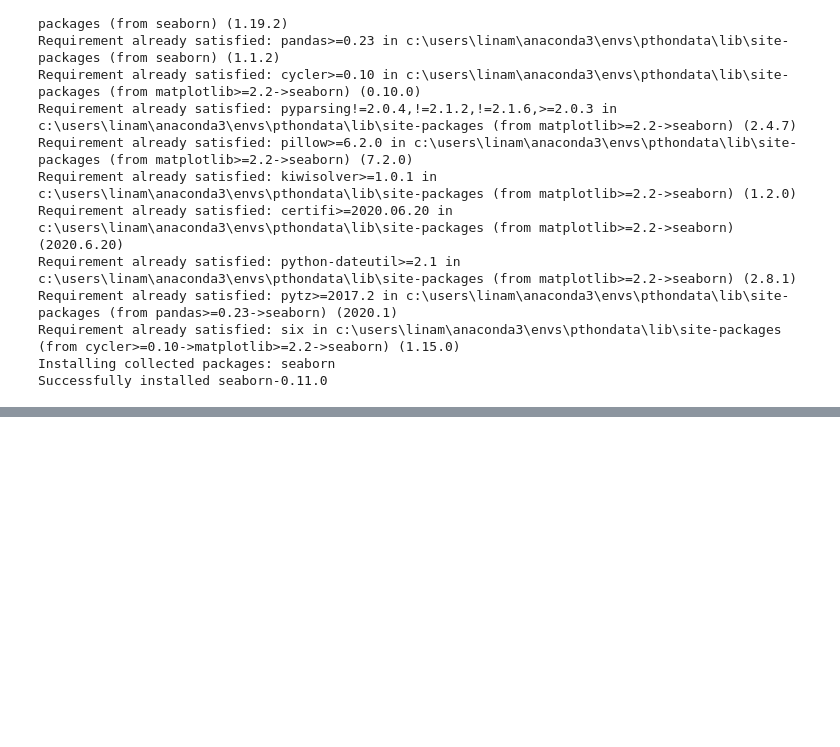
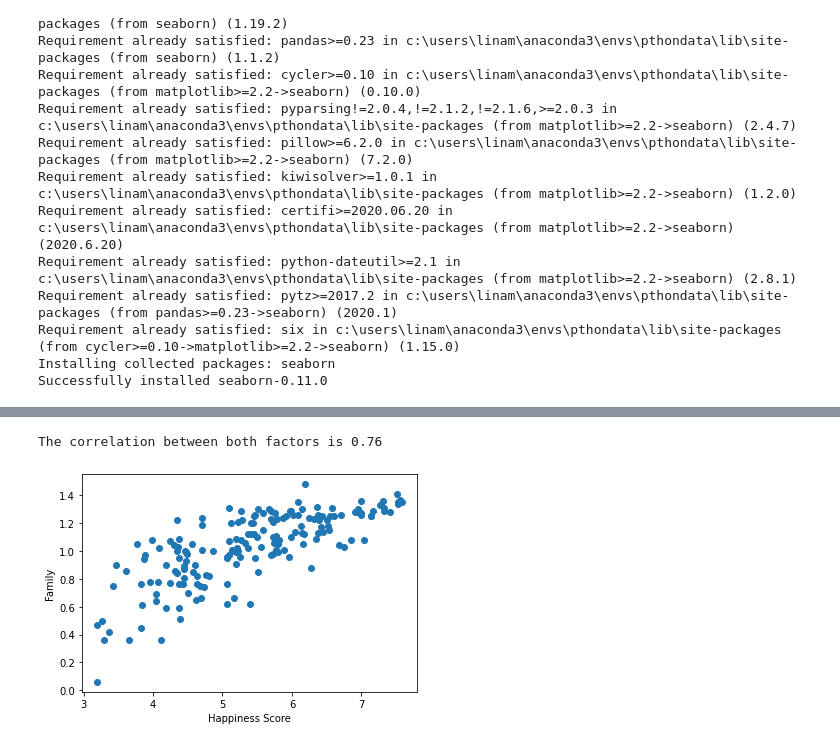
Before and after one commit to lina3362/Project-1, a Jupyter notebook: Project1-WorldHappyness.ipynb, the cells around one changed output, grey strips where cells are left out. Saved outputs shown, nothing was run; the diff lists cells and outputs as text; code cells hidden in the pictures; blank space fills up the shorter version.

```diff
--- a/Project1-WorldHappyness.ipynb
+++ b/Project1-WorldHappyness.ipynb
@@ -269,0 +262,13 @@ heatmap.set_xticklabels(
+# %%
+plt.scatter(summary_table.iloc[:,0],summary_table.iloc[:,2])
+plt.xlabel('Happiness Score')
+plt.ylabel('Family')
+Happiness_Score = summary_table.iloc[:,0]
+Family = summary_table.iloc[:,2]
+correlation = st.pearsonr(Happiness_Score,Family)
+print(f"The correlation between both factors is {round(correlation[0],2)}")
+
+plt.show()
+# %% [output]
+The correlation between both factors is 0.76
+[figure, added]
```
Also changed, not shown: parts of 16 cells of this notebook, 1 other file.
